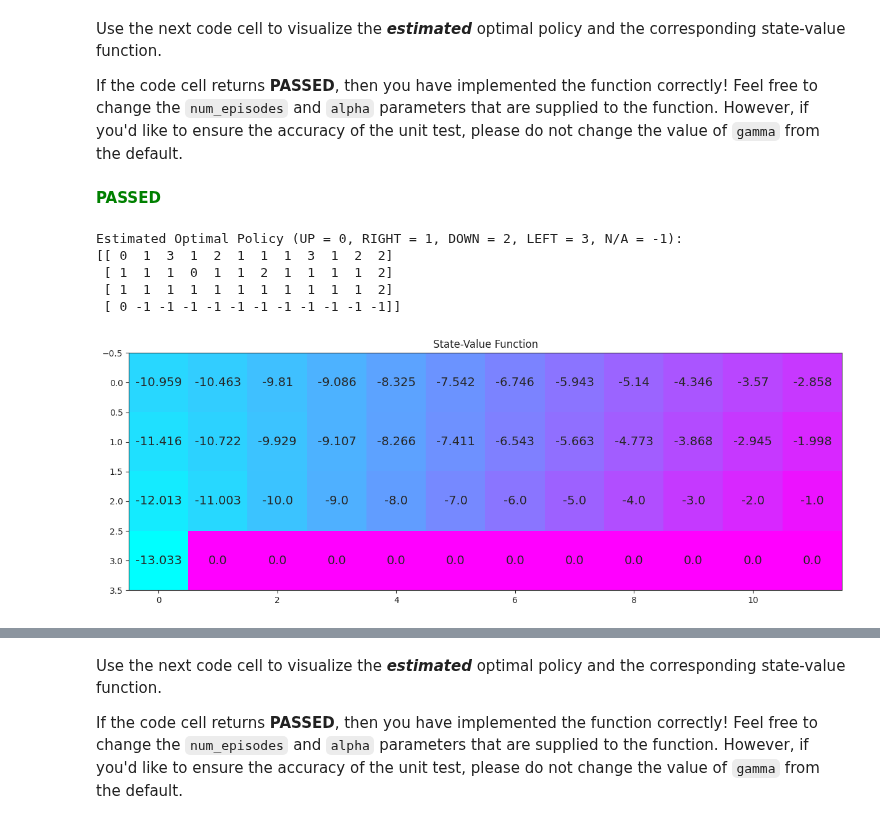
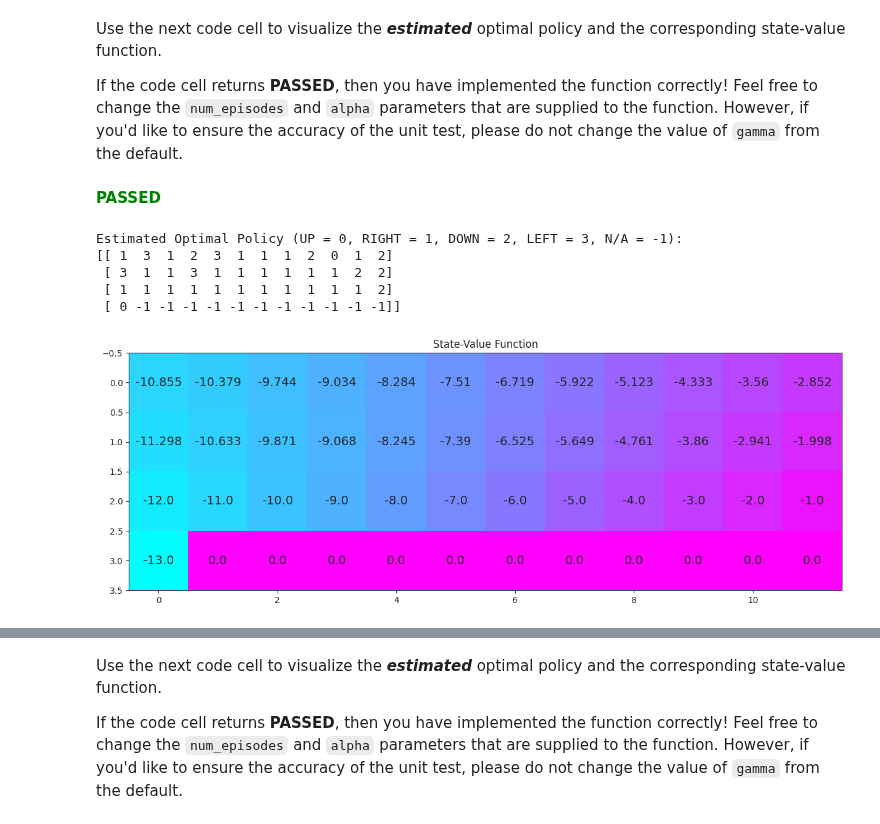
Before and after one commit to Nov05/Google-Colaboratory, a Jupyter notebook: 20231229_Temporal_Difference.ipynb, the cells around one changed output, grey strips where cells are left out. Saved outputs shown, nothing was run; the diff lists cells and outputs as text; code cells hidden in the pictures.

```diff
--- a/20231229_Temporal_Difference.ipynb
+++ b/20231229_Temporal_Difference.ipynb
@@ -189,22 +189,22 @@ If the code cell returns **PASSED**, then you have implemented the function corr
 # %%
 %%time
 ## obtain the estimated optimal policy and corresponding action-value function
-Q_sarsa, scores = sarsa(env, 5000, .01) ## env, num_episodes=5000, alpha
+Q_sarsa, scores = sarsa(env, 10000, .01) ## env, num_episodes=5000, alpha
 
 ## print the estimated optimal policy
 policy_sarsa = np.array([np.argmax(Q_sarsa[key]) if key in Q_sarsa else -1 for key in np.arange(48)]).reshape(4,12)
 check_test.run_check('td_control_check', policy_sarsa)
 print("\nEstimated Optimal Policy (UP = 0, RIGHT = 1, DOWN = 2, LEFT = 3, N/A = -1):")
 print(policy_sarsa)
 
 ## plot the estimated optimal state-value function
 V_sarsa = ([np.max(Q_sarsa[key]) if key in Q_sarsa else 0 for key in np.arange(48)])
 plot_values(V_sarsa)
 # %% [output]
 **<span style="color: green;">PASSED</span>**
 Estimated Optimal Policy (UP = 0, RIGHT = 1, DOWN = 2, LEFT = 3, N/A = -1):
-[[ 0  1  3  1  2  1  1  1  3  1  2  2]
- [ 1  1  1  0  1  1  2  1  1  1  1  2]
+[[ 1  3  1  2  3  1  1  1  2  0  1  2]
+ [ 3  1  1  3  1  1  1  1  1  1  2  2]
  [ 1  1  1  1  1  1  1  1  1  1  1  2]
  [ 0 -1 -1 -1 -1 -1 -1 -1 -1 -1 -1 -1]]
-[figure, old version]
+[figure, new version]
```
Also changed, not shown: parts of 5 cells of this notebook.
